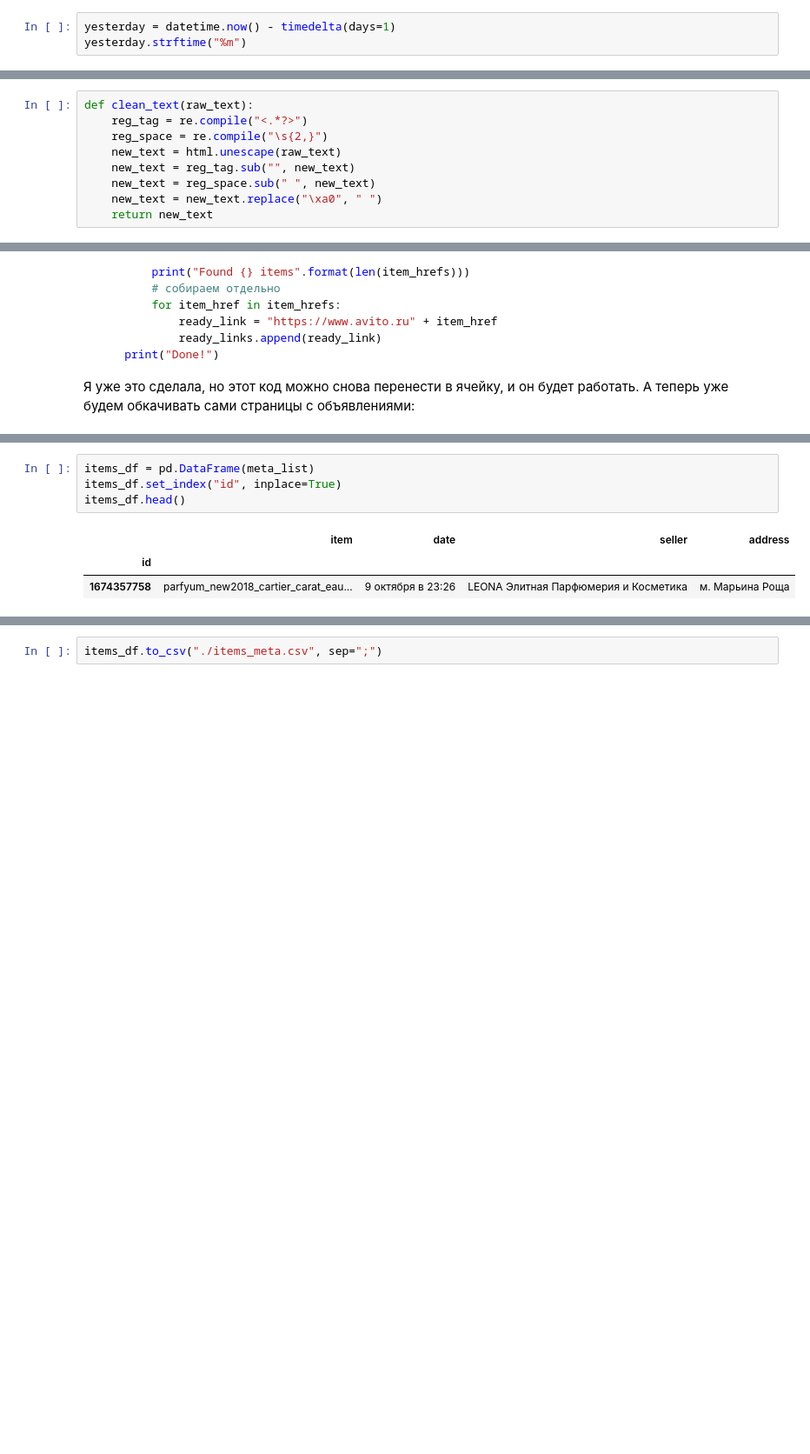
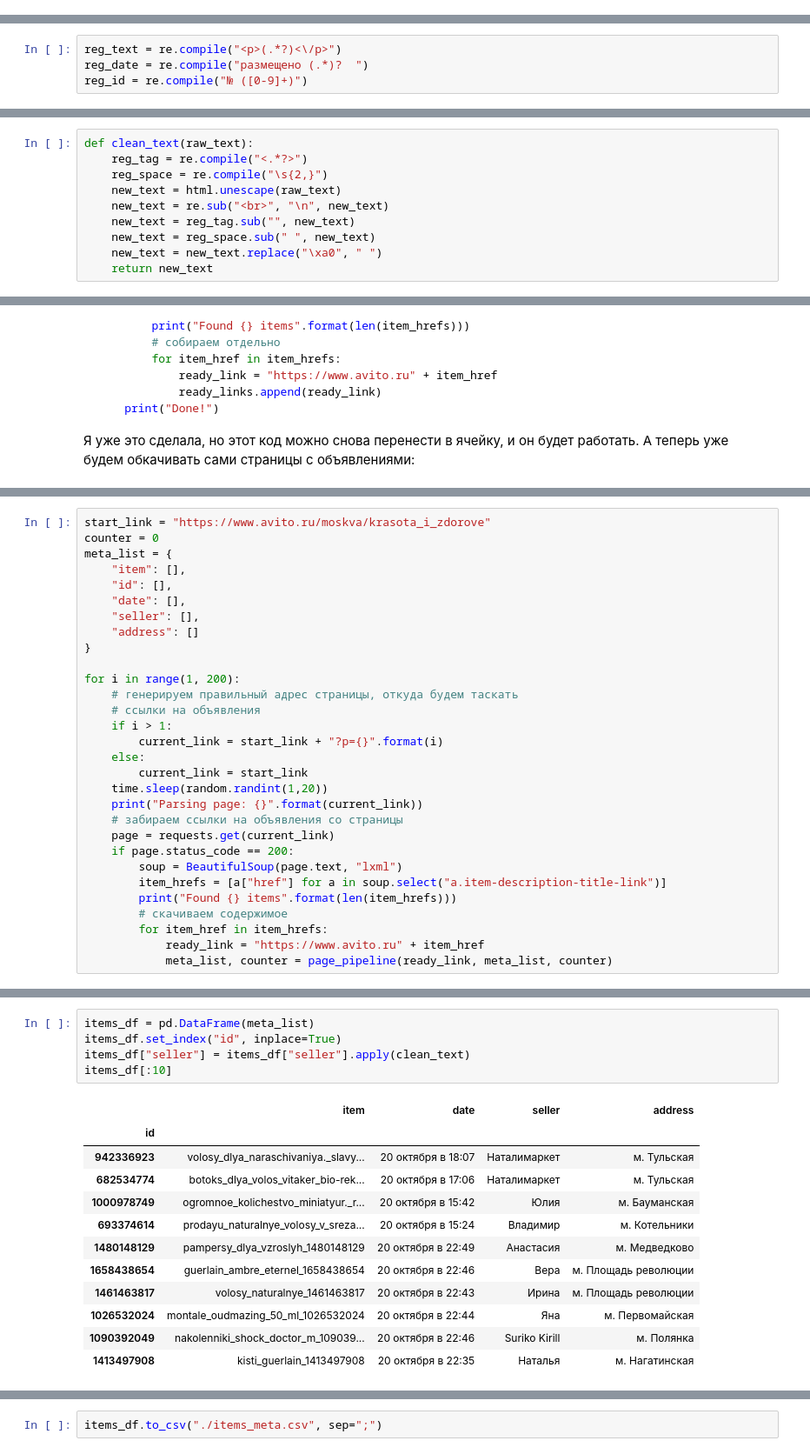
Before and after one commit to creaciond/IR-2018, a Jupyter notebook: sem02_Web/hw2_Avito.ipynb, the cells around one changed output, grey strips where cells are left out. Shown at 87% size. Drawn from its saved outputs; the diff is of its cells as text; blank space fills up the shorter version.

```diff
--- a/sem02_Web/hw2_Avito.ipynb
+++ b/sem02_Web/hw2_Avito.ipynb
@@ -19,6 +19,3 @@ from datetime import datetime, timedelta
 import pandas as pd
 # %% [markdown]
 ## Скачать страницу и обработать её содержимое
-# %%
-yesterday = datetime.now() - timedelta(days=1)
-yesterday.strftime("%m")
@@ -27 +22,5 @@ yesterday.strftime("%m")
+# %%
+reg_text = re.compile("<p>(.*?)<\/p>")
+reg_date = re.compile("размещено (.*)?  ")
+reg_id = re.compile("№ ([0-9]+)")
 # %%
@@ -76,6 +68,7 @@ def clean_text(raw_text):
     reg_tag = re.compile("<.*?>")
     reg_space = re.compile("\s{2,}")
     new_text = html.unescape(raw_text)
+    new_text = re.sub("<br>", "\n", new_text)
     new_text = reg_tag.sub("", new_text)
     new_text = reg_space.sub(" ", new_text)
     new_text = new_text.replace("\xa0", " ")
@@ -162,0 +142,30 @@ SUCCESS! Parsed 1 pages
+# %%
+start_link = "https://www.avito.ru/moskva/krasota_i_zdorove"
+counter = 0
+meta_list = {
+    "item": [],
+    "id": [],
+    "date": [],
+    "seller": [],
+    "address": []
+}
+
+for i in range(1, 200):
+    # генерируем правильный адрес страницы, откуда будем таскать
+    # ссылки на объявления
+    if i > 1:
+        current_link = start_link + "?p={}".format(i)
+    else:
+        current_link = start_link
+    time.sleep(random.randint(1,20))
+    print("Parsing page: {}".format(current_link))
+    # забираем ссылки на объявления со страницы
+    page = requests.get(current_link)
+    if page.status_code == 200:
+        soup = BeautifulSoup(page.text, "lxml")
+        item_hrefs = [a["href"] for a in soup.select("a.item-description-title-link")]
+        print("Found {} items".format(len(item_hrefs)))
+        # скачиваем содержимое
+        for item_href in item_hrefs:
+            ready_link = "https://www.avito.ru" + item_href
+            meta_list, counter = page_pipeline(ready_link, meta_list, counter)
@@ -163,8 +192,18 @@ SUCCESS! Parsed 1 pages
 # %%
 items_df = pd.DataFrame(meta_list)
 items_df.set_index("id", inplace=True)
-items_df.head()
+items_df["seller"] = items_df["seller"].apply(clean_text)
+items_df[:10]
 # %% [output]
 |  | item | date | seller | address |
 | id |  |  |  |  |
-| 1674357758 | parfyum_new2018_cartier_carat_eau... | 9 октября в 23:26 | LEONA Элитная Парфюмерия и Косметика | м. Марьина Роща |
+| 942336923 | volosy_dlya_naraschivaniya._slavy... | 20 октября в 18:07 | Наталимаркет | м. Тульская |
+| 682534774 | botoks_dlya_volos_vitaker_bio-rek... | 20 октября в 17:06 | Наталимаркет | м. Тульская |
+| 1000978749 | ogromnoe_kolichestvo_miniatyur._r... | 20 октября в 15:42 | Юлия | м. Бауманская |
+| 693374614 | prodayu_naturalnye_volosy_v_sreza... | 20 октября в 15:24 | Владимир | м. Котельники |
+| 1480148129 | pampersy_dlya_vzroslyh_1480148129 | 20 октября в 22:49 | Анастасия | м. Медведково |
+| 1658438654 | guerlain_ambre_eternel_1658438654 | 20 октября в 22:46 | Вера | м. Площадь революции |
+| 1461463817 | volosy_naturalnye_1461463817 | 20 октября в 22:43 | Ирина | м. Площадь революции |
+| 1026532024 | montale_oudmazing_50_ml_1026532024 | 20 октября в 22:44 | Яна | м. Первомайская |
+| 1090392049 | nakolenniki_shock_doctor_m_109039... | 20 октября в 22:46 | Suriko Kirill | м. Полянка |
+| 1413497908 | kisti_guerlain_1413497908 | 20 октября в 22:35 | Наталья | м. Нагатинская |
```
Also changed, not shown: parts of 9 cells of this notebook, 5 other files.
